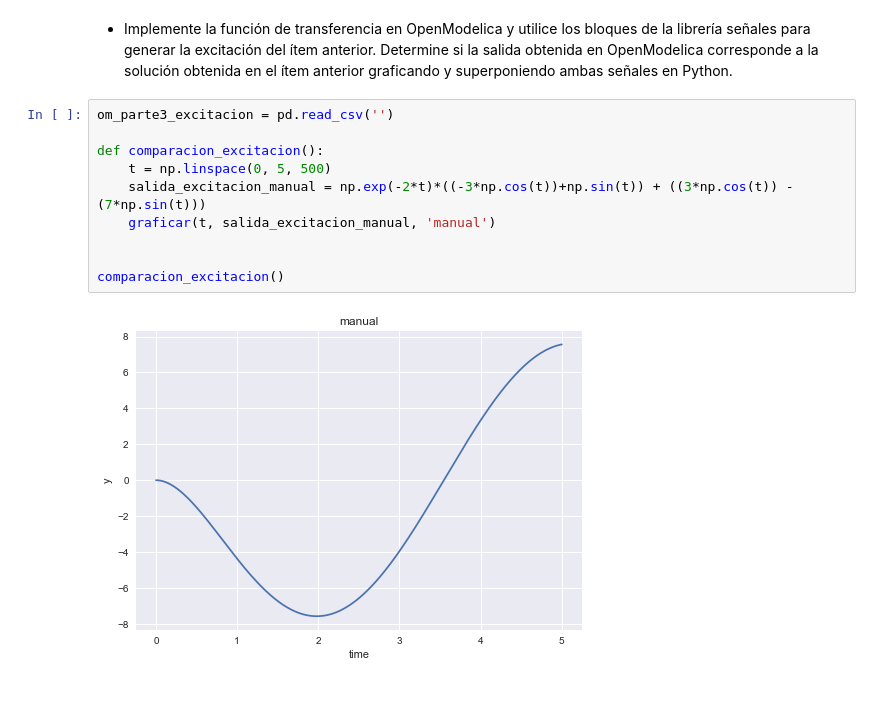
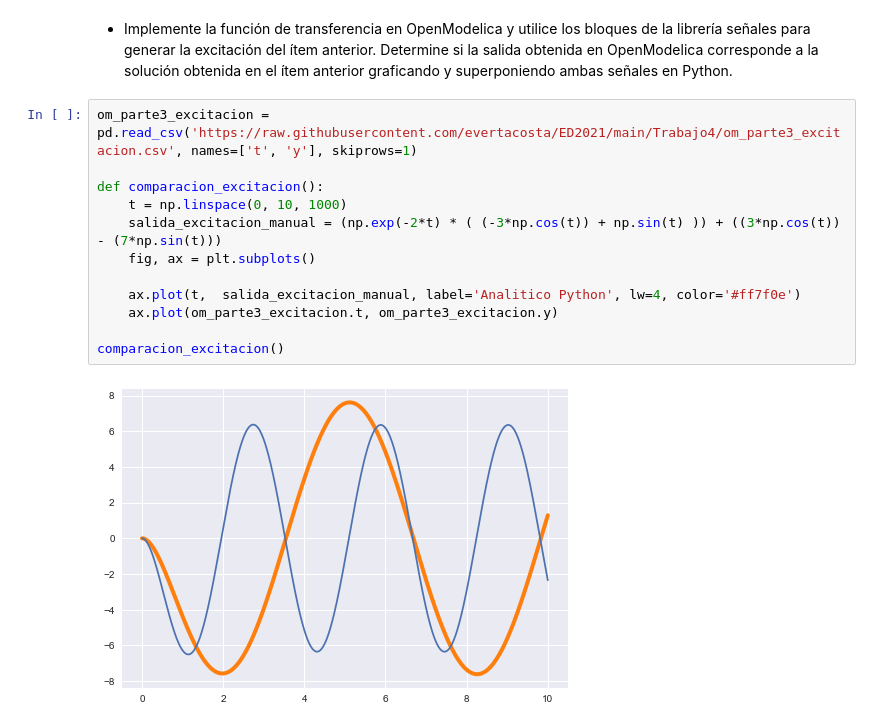
Before and after one commit to evertacosta/ED2021, a Jupyter notebook: Trabajo4/Trabajo4.ipynb, the cells around one changed output. Drawn from its saved outputs; the diff is of its cells as text; blank space fills up the shorter version.

```diff
--- a/Trabajo4/Trabajo4.ipynb
+++ b/Trabajo4/Trabajo4.ipynb
@@ -137,14 +137,16 @@ Determine si la salida obtenida en OpenModelica corresponde
 a la solución obtenida en el ítem anterior graficando y superponiendo
 ambas señales en Python.
 # %%
-om_parte3_excitacion = pd.read_csv('')
+om_parte3_excitacion = pd.read_csv('https://raw.githubusercontent.com/evertacosta/ED2021/main/Trabajo4/om_parte3_excitacion.csv', names=['t', 'y'], skiprows=1)
 
 def comparacion_excitacion():
-    t = np.linspace(0, 5, 500)
-    salida_excitacion_manual = np.exp(-2*t)*((-3*np.cos(t))+np.sin(t)) + ((3*np.cos(t)) - (7*np.sin(t)))
-    graficar(t, salida_excitacion_manual, 'manual')
+    t = np.linspace(0, 10, 1000)
+    salida_excitacion_manual = (np.exp(-2*t) * ( (-3*np.cos(t)) + np.sin(t) )) + ((3*np.cos(t)) - (7*np.sin(t)))
+    fig, ax = plt.subplots()
 
+    ax.plot(t,  salida_excitacion_manual, label='Analitico Python', lw=4, color='#ff7f0e')
+    ax.plot(om_parte3_excitacion.t, om_parte3_excitacion.y)
 
 comparacion_excitacion()
 # %% [output]
-[figure, old version]
+[figure, new version]
```
Also changed, not shown: 3 other files.
